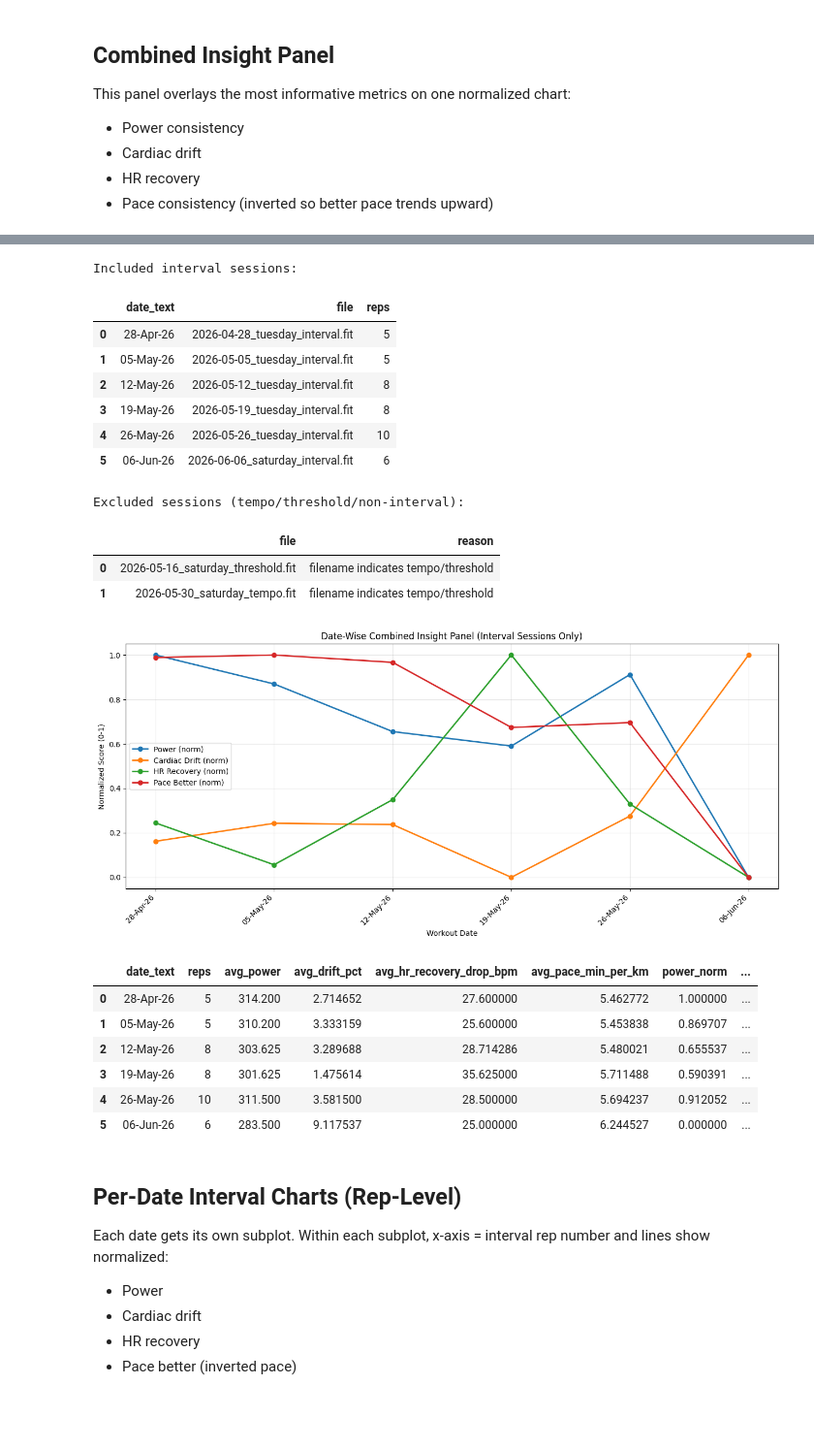
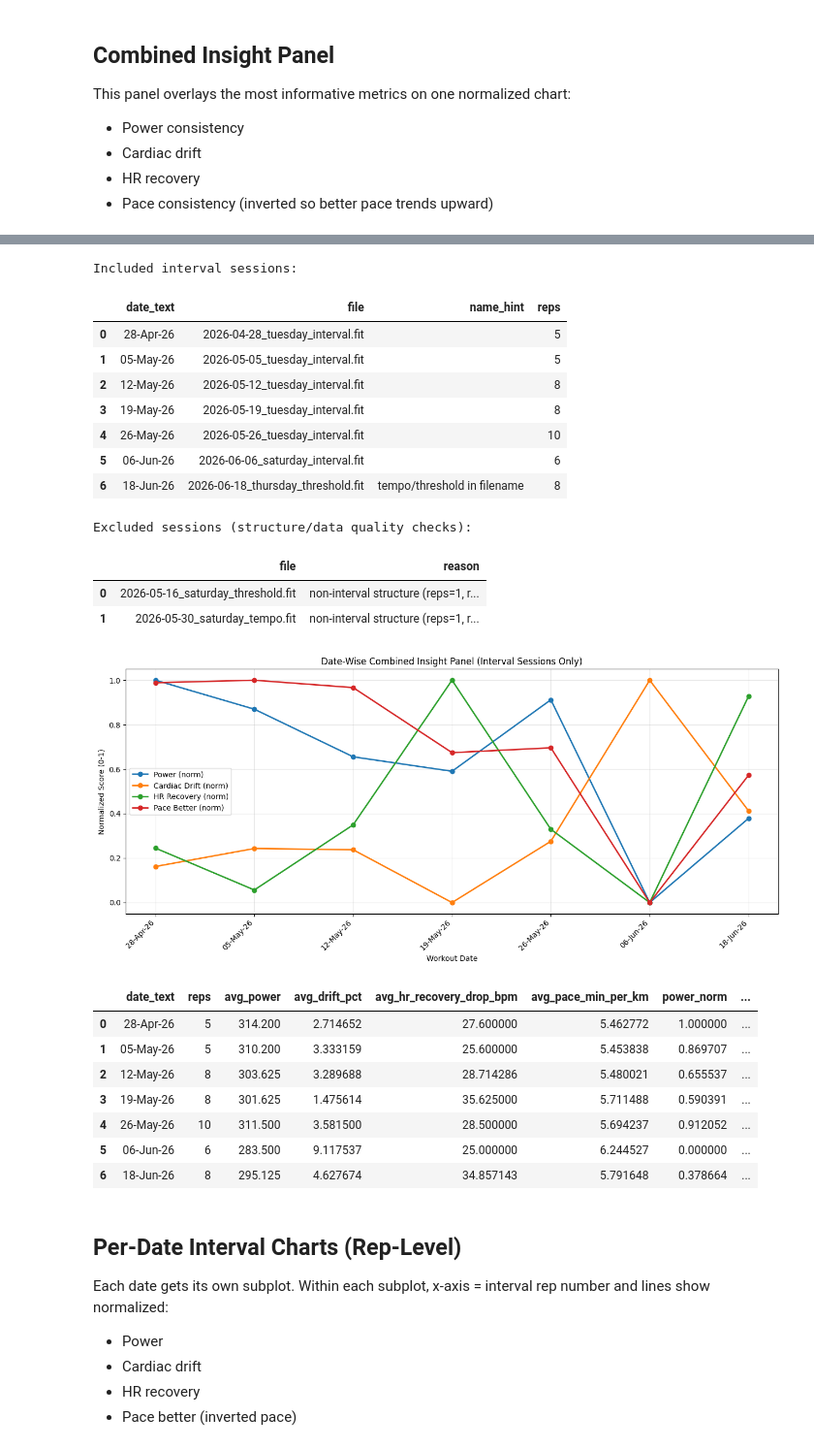
Before and after one commit to jvinodraj/theEagle, a Jupyter notebook: notebooks/interval_training_diagnostics.ipynb, the cells around one changed output, grey strips where cells are left out. Shown at 97% size. Drawn from its saved outputs; the diff is of its cells as text; code cells hidden in the pictures; blank space fills up the shorter version.

Commit message:
Interval run as of 18/6

```diff
--- a/notebooks/interval_training_diagnostics.ipynb
+++ b/notebooks/interval_training_diagnostics.ipynb
@@ -570,9 +574,6 @@ excluded_sessions = []
 
 for file_path in all_fit_files:
     name_lower = file_path.name.lower()
-    if 'tempo' in name_lower or 'threshold' in name_lower:
-        excluded_sessions.append({'file': file_path.name, 'reason': 'filename indicates tempo/threshold'})
-        continue
 
     parser = FitParser(file_path)
     parser.parse()
@@ -633,6 +634,7 @@ for file_path in all_fit_files:
         'date': workout_dt.normalize(),
         'date_text': workout_dt.strftime('%d-%b-%y'),
         'file': file_path.name,
+        'name_hint': 'tempo/threshold in filename' if ('tempo' in name_lower or 'threshold' in name_lower) else '',
         'reps': reps_count,
         'avg_power': _safe_mean_local(reps_df['avg_power']),
         'avg_drift_pct': _safe_mean_local(reps_df['cardiac_drift_pct']),
@@ -669,9 +671,9 @@ daily['recovery_norm'] = _minmax_local(daily['avg_hr_recovery_drop_bpm'])
 daily['pace_better_norm'] = _minmax_local(-daily['avg_pace_min_per_km'])
 
 print('Included interval sessions:')
-display(interval_by_date[['date_text', 'file', 'reps']])
+display(interval_by_date[['date_text', 'file', 'name_hint', 'reps']])
 
-print('Excluded sessions (tempo/threshold/non-interval):')
+print('Excluded sessions (structure/data quality checks):')
 if excluded_df.empty:
     print('None')
 else:
@@ -682,44 +684,45 @@ plt.plot(daily['date_text'], daily['power_norm'], marker='o', linewidth=2, label
 plt.plot(daily['date_text'], daily['drift_norm'], marker='o', linewidth=2, label='Cardiac Drift (norm)')
 plt.plot(daily['date_text'], daily['recovery_norm'], marker='o', linewidth=2, label='HR Recovery (norm)')
 plt.plot(daily['date_text'], daily['pace_better_norm'], marker='o', linewidth=2, label='Pace Better (norm)')
 
 plt.title('Date-Wise Combined Insight Panel (Interval Sessions Only)')
 plt.xlabel('Workout Date')
 plt.ylabel('Normalized Score (0-1)')
 plt.xticks(rotation=45, ha='right')
 plt.grid(alpha=0.3)
 plt.legend(loc='best')
 plt.tight_layout()
 plt.show()
 
 display(
     daily[[
         'date_text',
         'reps',
         'avg_power',
         'avg_drift_pct',
         'avg_hr_recovery_drop_bpm',
         'avg_pace_min_per_km',
         'power_norm',
         'drift_norm',
         'recovery_norm',
         'pace_better_norm',
     ]]
 )
 # %% [output]
 Included interval sessions:
-|  | date_text | file | reps |
-| 0 | 28-Apr-26 | 2026-04-28_tuesday_interval.fit | 5 |
-| 1 | 05-May-26 | 2026-05-05_tuesday_interval.fit | 5 |
-| 2 | 12-May-26 | 2026-05-12_tuesday_interval.fit | 8 |
-| 3 | 19-May-26 | 2026-05-19_tuesday_interval.fit | 8 |
-| 4 | 26-May-26 | 2026-05-26_tuesday_interval.fit | 10 |
-| 5 | 06-Jun-26 | 2026-06-06_saturday_interval.fit | 6 |
+|  | date_text | file | name_hint | reps |
+| 0 | 28-Apr-26 | 2026-04-28_tuesday_interval.fit |  | 5 |
+| 1 | 05-May-26 | 2026-05-05_tuesday_interval.fit |  | 5 |
+| 2 | 12-May-26 | 2026-05-12_tuesday_interval.fit |  | 8 |
+| 3 | 19-May-26 | 2026-05-19_tuesday_interval.fit |  | 8 |
+| 4 | 26-May-26 | 2026-05-26_tuesday_interval.fit |  | 10 |
+| 5 | 06-Jun-26 | 2026-06-06_saturday_interval.fit |  | 6 |
+| 6 | 18-Jun-26 | 2026-06-18_thursday_threshold.fit | tempo/threshold in filename | 8 |
-Excluded sessions (tempo/threshold/non-interval):
+Excluded sessions (structure/data quality checks):
 |  | file | reason |
-| 0 | 2026-05-16_saturday_threshold.fit | filename indicates tempo/threshold |
-| 1 | 2026-05-30_saturday_tempo.fit | filename indicates tempo/threshold |
+| 0 | 2026-05-16_saturday_threshold.fit | non-interval structure (reps=1, r... |
+| 1 | 2026-05-30_saturday_tempo.fit | non-interval structure (reps=1, r... |
-[figure, old version]
+[figure, new version]
 |  | date_text | reps | avg_power | avg_drift_pct | avg_hr_recovery_drop_bpm | avg_pace_min_per_km | power_norm | ... |
 | 0 | 28-Apr-26 | 5 | 314.200 | 2.714652 | 27.600000 | 5.462772 | 1.000000 | ... |
 | 1 | 05-May-26 | 5 | 310.200 | 3.333159 | 25.600000 | 5.453838 | 0.869707 | ... |
@@ -727,6 +730,7 @@ Excluded sessions (tempo/threshold/non-interval):
 | 3 | 19-May-26 | 8 | 301.625 | 1.475614 | 35.625000 | 5.711488 | 0.590391 | ... |
 | 4 | 26-May-26 | 10 | 311.500 | 3.581500 | 28.500000 | 5.694237 | 0.912052 | ... |
 | 5 | 06-Jun-26 | 6 | 283.500 | 9.117537 | 25.000000 | 6.244527 | 0.000000 | ... |
+| 6 | 18-Jun-26 | 8 | 295.125 | 4.627674 | 34.857143 | 5.791648 | 0.378664 | ... |
 # %% [markdown]
 ## Per-Date Interval Charts (Rep-Level)
 
```
Also changed, not shown: parts of 5 cells of this notebook, 6 other files.
